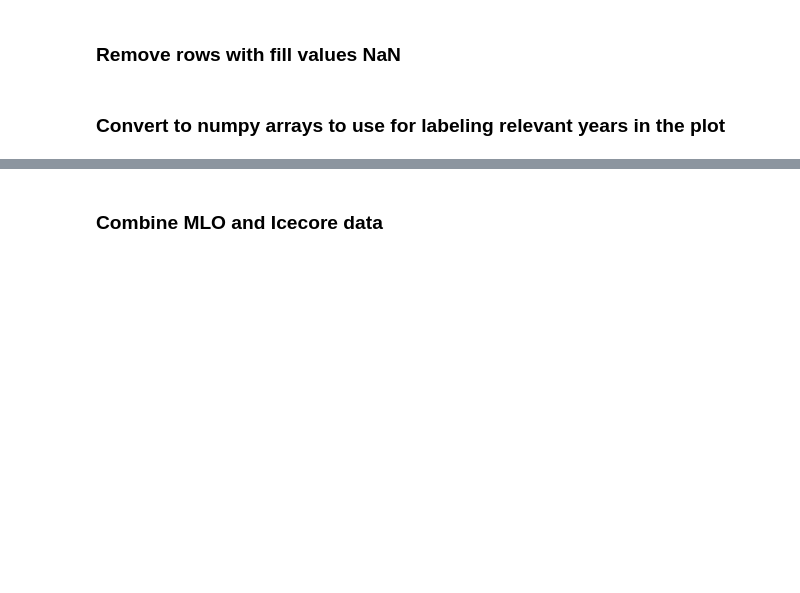
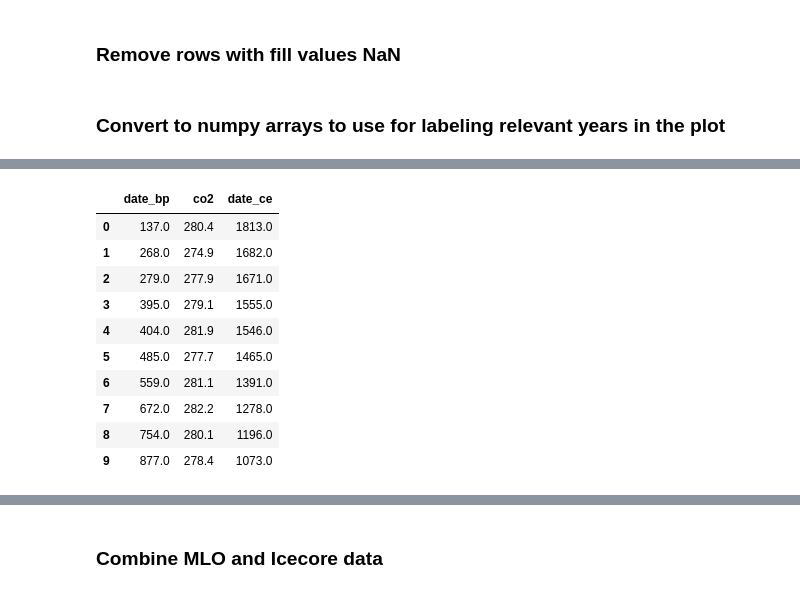
Before and after one commit to sio-co2o2/keelingcurve_notebooks, a Jupyter notebook: notebooks/create_graphic_icecore_back_2K_ce_keelingcurve.ipynb, the cells around one changed output, grey strips where cells are left out. Drawn from its saved outputs; the diff is of its cells as text; code cells hidden in the pictures; blank space fills up the shorter version.

```diff
--- a/notebooks/create_graphic_icecore_back_2K_ce_keelingcurve.ipynb
+++ b/notebooks/create_graphic_icecore_back_2K_ce_keelingcurve.ipynb
@@ -247,0 +160,16 @@ df_icecore = df_icecore[df_icecore['date_ce'] <= 1957]
+# %%
+start_section = [i for i in range(len(text_lines))
+               if text_lines[i].startswith('3. Composite CO2 record (0-800 kyr BP)')][0]
+
+# Select to end of file since no more sections after Section 3
+section_lines = text_lines[start_section:]
+
+# start data selection after line "Age(yrBP)    CO2(ppmv)"
+header_end = [i for i in range(len(section_lines))
+              if section_lines[i].startswith('Age(yrBP)')][0]
+
+start_data = header_end + 1
+
+data_lines = section_lines[start_data:]
+
+data_lines[1:10]
@@ -247,0 +188,3 @@ df_icecore = df_icecore[df_icecore['date_ce'] <= 1957]
+# %%
+data_list = [line.rstrip() for line in data_lines]
+data_list[0:10]
@@ -247,0 +204,8 @@ df_icecore = df_icecore[df_icecore['date_ce'] <= 1957]
+# %%
+df_icecore_800K = pd.DataFrame(data_list)
+df_icecore_800K.columns = ['data']
+
+df_icecore_800K[['date_bp', 'co2']] = df_icecore_800K['data'].str.split(" ", 1, expand=True)
+df_icecore_800K.drop('data', axis=1, inplace=True)
+
+df_icecore_800K.head()
@@ -247,0 +221,7 @@ df_icecore = df_icecore[df_icecore['date_ce'] <= 1957]
+# %%
+# First change empty strings to NaN. Then can easily drop NaN rows
+df_icecore_800K['date_bp'].replace('', np.nan, inplace=True)
+
+df_icecore_800K = df_icecore_800K.dropna()
+
+df_icecore_800K = df_icecore_800K.astype(float)
@@ -247,0 +238,15 @@ df_icecore = df_icecore[df_icecore['date_ce'] <= 1957]
+# %%
+df_icecore_800K['date_ce'] = 1950 - df_icecore_800K['date_bp']
+df_icecore_800K[0:10]
+# %% [output]
+|  | date_bp | co2 | date_ce |
+| 0 | 137.0 | 280.4 | 1813.0 |
+| 1 | 268.0 | 274.9 | 1682.0 |
+| 2 | 279.0 | 277.9 | 1671.0 |
+| 3 | 395.0 | 279.1 | 1555.0 |
+| 4 | 404.0 | 281.9 | 1546.0 |
+| 5 | 485.0 | 277.7 | 1465.0 |
+| 6 | 559.0 | 281.1 | 1391.0 |
+| 7 | 672.0 | 282.2 | 1278.0 |
+| 8 | 754.0 | 280.1 | 1196.0 |
+| 9 | 877.0 | 278.4 | 1073.0 |
```
Also changed, not shown: parts of 46 cells of this notebook, 10 other files.
